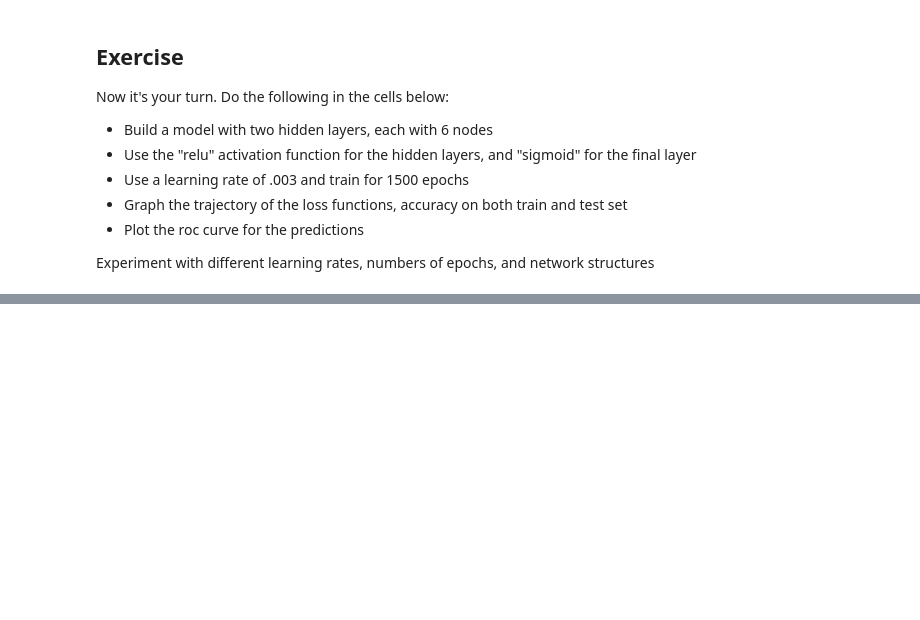
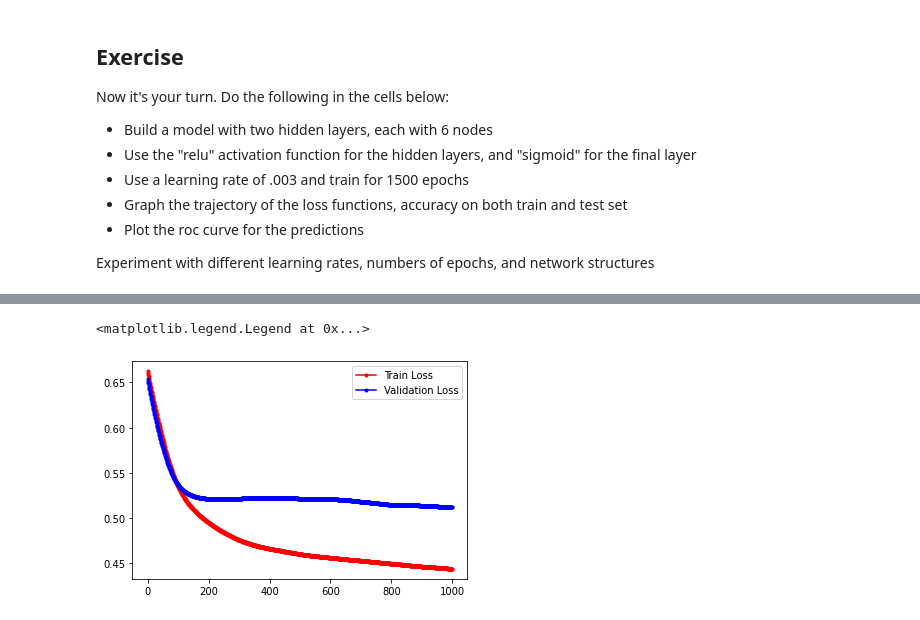
Before and after one commit to neiva098/inteligencia-computacional, a Jupyter notebook: Keras_First_NN_HW/Keras_First_NN_HW.ipynb, the cells around one changed output, grey strips where cells are left out. Saved outputs shown, nothing was run; the diff lists cells and outputs as text; code cells hidden in the pictures; blank space fills up the shorter version.

```diff
--- a/Keras_First_NN_HW/Keras_First_NN_HW.ipynb
+++ b/Keras_First_NN_HW/Keras_First_NN_HW.ipynb
@@ -271,0 +354,8 @@ Experiment with different learning rates, numbers of epochs, and network structu
+# %%
+fig, ax = plt.subplots()
+ax.plot(run_hist_2.history["loss"],'r', marker='.', label="Train Loss")
+ax.plot(run_hist_2.history["val_loss"],'b', marker='.', label="Validation Loss")
+ax.legend()
+# %% [output]
+<matplotlib.legend.Legend at 0x...>
+[figure, added]
```
Also changed, not shown: parts of 17 cells of this notebook.
